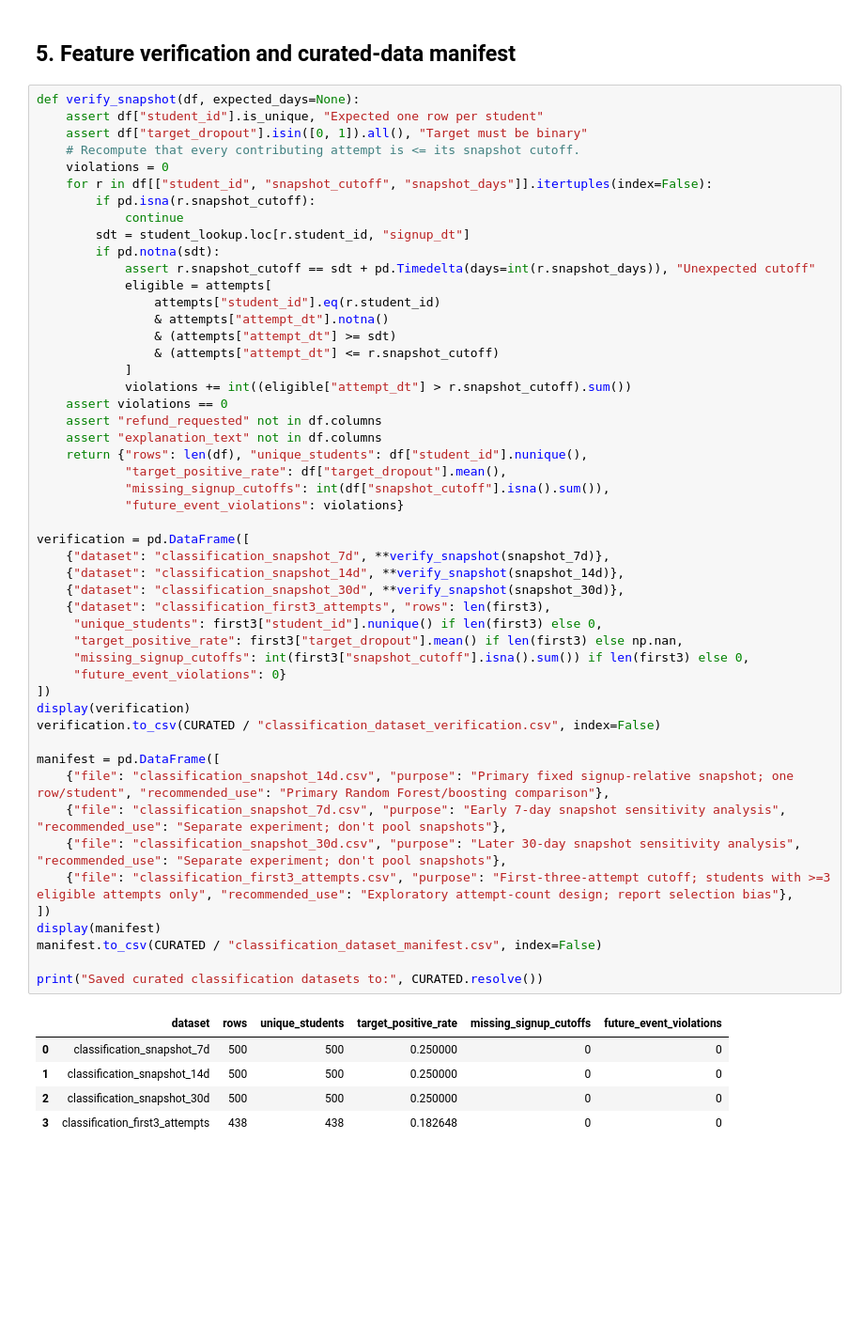
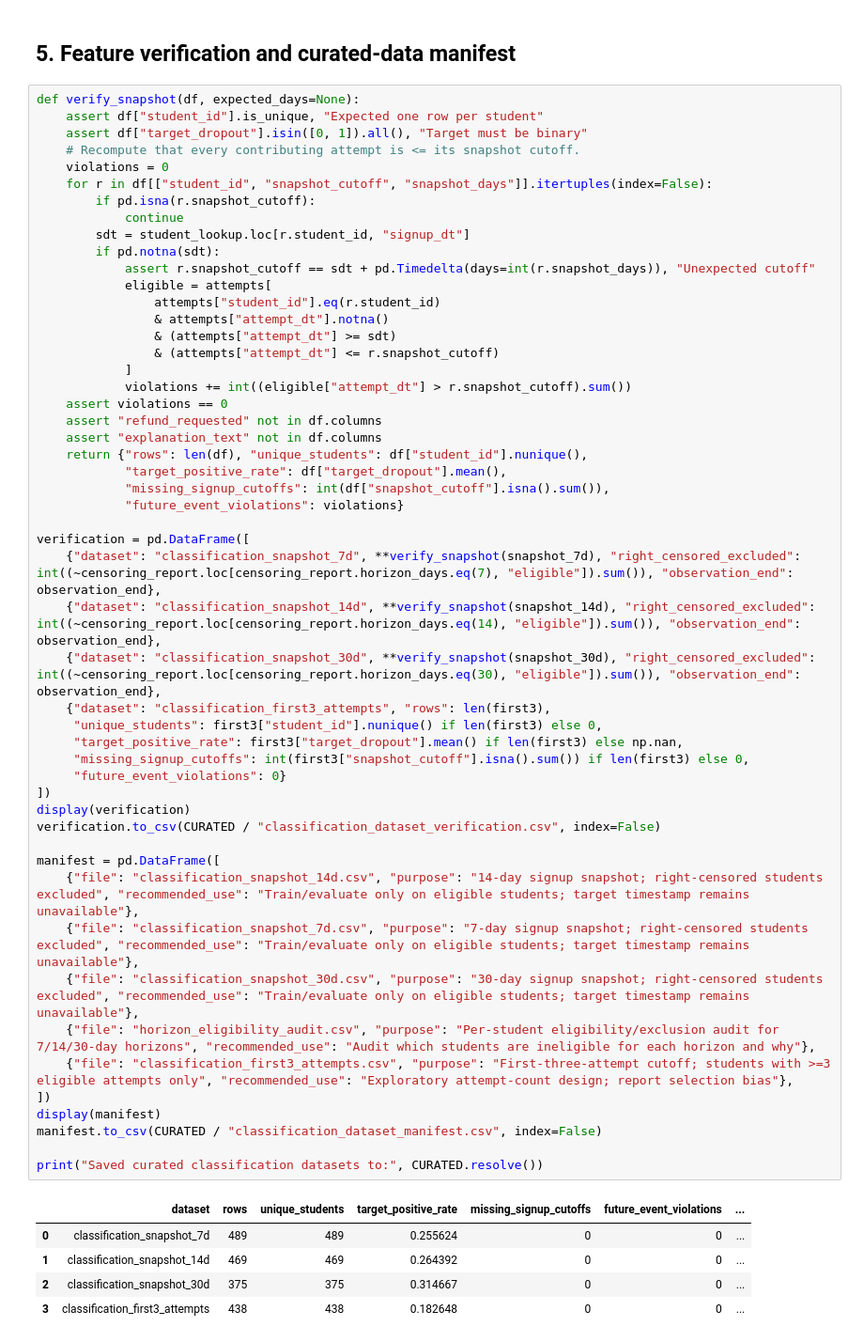
Before and after one commit to Abishek-Sebastian/student_success_assistant, a Jupyter notebook: notebooks/02_snapshot_feature_engineering.ipynb, the cells around one changed output. Shown at 94% size. Cells and saved outputs as stored; diff of their text form; blank space fills up the shorter version.

```diff
--- a/notebooks/02_snapshot_feature_engineering.ipynb
+++ b/notebooks/02_snapshot_feature_engineering.ipynb
@@ -320,42 +365,43 @@ def verify_snapshot(df, expected_days=None):
                 & (attempts["attempt_dt"] >= sdt)
                 & (attempts["attempt_dt"] <= r.snapshot_cutoff)
             ]
             violations += int((eligible["attempt_dt"] > r.snapshot_cutoff).sum())
     assert violations == 0
     assert "refund_requested" not in df.columns
     assert "explanation_text" not in df.columns
     return {"rows": len(df), "unique_students": df["student_id"].nunique(),
             "target_positive_rate": df["target_dropout"].mean(),
             "missing_signup_cutoffs": int(df["snapshot_cutoff"].isna().sum()),
             "future_event_violations": violations}
 
 verification = pd.DataFrame([
-    {"dataset": "classification_snapshot_7d", **verify_snapshot(snapshot_7d)},
-    {"dataset": "classification_snapshot_14d", **verify_snapshot(snapshot_14d)},
-    {"dataset": "classification_snapshot_30d", **verify_snapshot(snapshot_30d)},
+    {"dataset": "classification_snapshot_7d", **verify_snapshot(snapshot_7d), "right_censored_excluded": int((~censoring_report.loc[censoring_report.horizon_days.eq(7), "eligible"]).sum()), "observation_end": observation_end},
+    {"dataset": "classification_snapshot_14d", **verify_snapshot(snapshot_14d), "right_censored_excluded": int((~censoring_report.loc[censoring_report.horizon_days.eq(14), "eligible"]).sum()), "observation_end": observation_end},
+    {"dataset": "classification_snapshot_30d", **verify_snapshot(snapshot_30d), "right_censored_excluded": int((~censoring_report.loc[censoring_report.horizon_days.eq(30), "eligible"]).sum()), "observation_end": observation_end},
     {"dataset": "classification_first3_attempts", "rows": len(first3),
      "unique_students": first3["student_id"].nunique() if len(first3) else 0,
      "target_positive_rate": first3["target_dropout"].mean() if len(first3) else np.nan,
      "missing_signup_cutoffs": int(first3["snapshot_cutoff"].isna().sum()) if len(first3) else 0,
      "future_event_violations": 0}
 ])
 display(verification)
 verification.to_csv(CURATED / "classification_dataset_verification.csv", index=False)
 
 manifest = pd.DataFrame([
-    {"file": "classification_snapshot_14d.csv", "purpose": "Primary fixed signup-relative snapshot; one row/student", "recommended_use": "Primary Random Forest/boosting comparison"},
-    {"file": "classification_snapshot_7d.csv", "purpose": "Early 7-day snapshot sensitivity analysis", "recommended_use": "Separate experiment; don't pool snapshots"},
-    {"file": "classification_snapshot_30d.csv", "purpose": "Later 30-day snapshot sensitivity analysis", "recommended_use": "Separate experiment; don't pool snapshots"},
+    {"file": "classification_snapshot_14d.csv", "purpose": "14-day signup snapshot; right-censored students excluded", "recommended_use": "Train/evaluate only on eligible students; target timestamp remains unavailable"},
+    {"file": "classification_snapshot_7d.csv", "purpose": "7-day signup snapshot; right-censored students excluded", "recommended_use": "Train/evaluate only on eligible students; target timestamp remains unavailable"},
+    {"file": "classification_snapshot_30d.csv", "purpose": "30-day signup snapshot; right-censored students excluded", "recommended_use": "Train/evaluate only on eligible students; target timestamp remains unavailable"},
+    {"file": "horizon_eligibility_audit.csv", "purpose": "Per-student eligibility/exclusion audit for 7/14/30-day horizons", "recommended_use": "Audit which students are ineligible for each horizon and why"},
     {"file": "classification_first3_attempts.csv", "purpose": "First-three-attempt cutoff; students with >=3 eligible attempts only", "recommended_use": "Exploratory attempt-count design; report selection bias"},
 ])
 display(manifest)
 manifest.to_csv(CURATED / "classification_dataset_manifest.csv", index=False)
 
 print("Saved curated classification datasets to:", CURATED.resolve())
 # %% [output]
-|  | dataset | rows | unique_students | target_positive_rate | missing_signup_cutoffs | future_event_violations |
-| 0 | classification_snapshot_7d | 500 | 500 | 0.250000 | 0 | 0 |
-| 1 | classification_snapshot_14d | 500 | 500 | 0.250000 | 0 | 0 |
-| 2 | classification_snapshot_30d | 500 | 500 | 0.250000 | 0 | 0 |
-| 3 | classification_first3_attempts | 438 | 438 | 0.182648 | 0 | 0 |
+|  | dataset | rows | unique_students | target_positive_rate | missing_signup_cutoffs | future_event_violations | ... |
+| 0 | classification_snapshot_7d | 489 | 489 | 0.255624 | 0 | 0 | ... |
+| 1 | classification_snapshot_14d | 469 | 469 | 0.264392 | 0 | 0 | ... |
+| 2 | classification_snapshot_30d | 375 | 375 | 0.314667 | 0 | 0 | ... |
+| 3 | classification_first3_attempts | 438 | 438 | 0.182648 | 0 | 0 | ... |
 |  | file | purpose | recommended_use |
```
Also changed, not shown: parts of 4 cells of this notebook, 30 other files.
